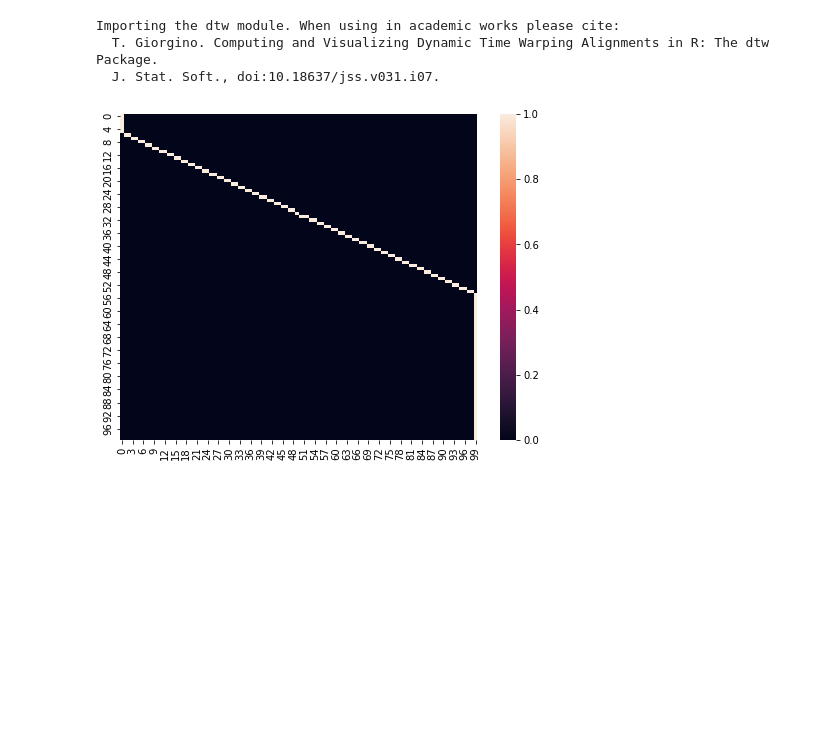
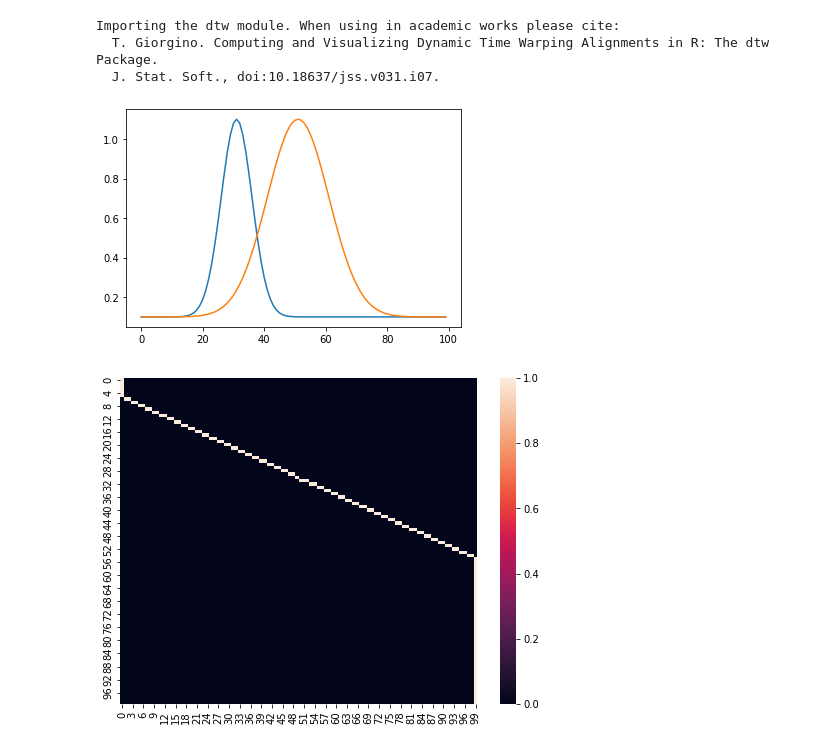
Before and after one commit to khongtrunght/transport_visualize, a Jupyter notebook: src/show_image.ipynb, the cells around one changed output. Drawn from its saved outputs; the diff is of its cells as text; code cells hidden in the pictures; blank space fills up the shorter version.

Commit message:
add data image

```diff
--- a/src/show_image.ipynb
+++ b/src/show_image.ipynb
@@ -15,6 +15,12 @@ data.to_csv("data/data.csv", index=False)
 
 y1 = data["y1"].values
 y2 = data["y2"].values
+# %%
+plt.plot(y1, label="y1")
+plt.plot(y2, label="y2")
+plt.show()
+# %% [output]
+[figure, added]
 # %%
 img_dir = "imgs"
 # %%
```
